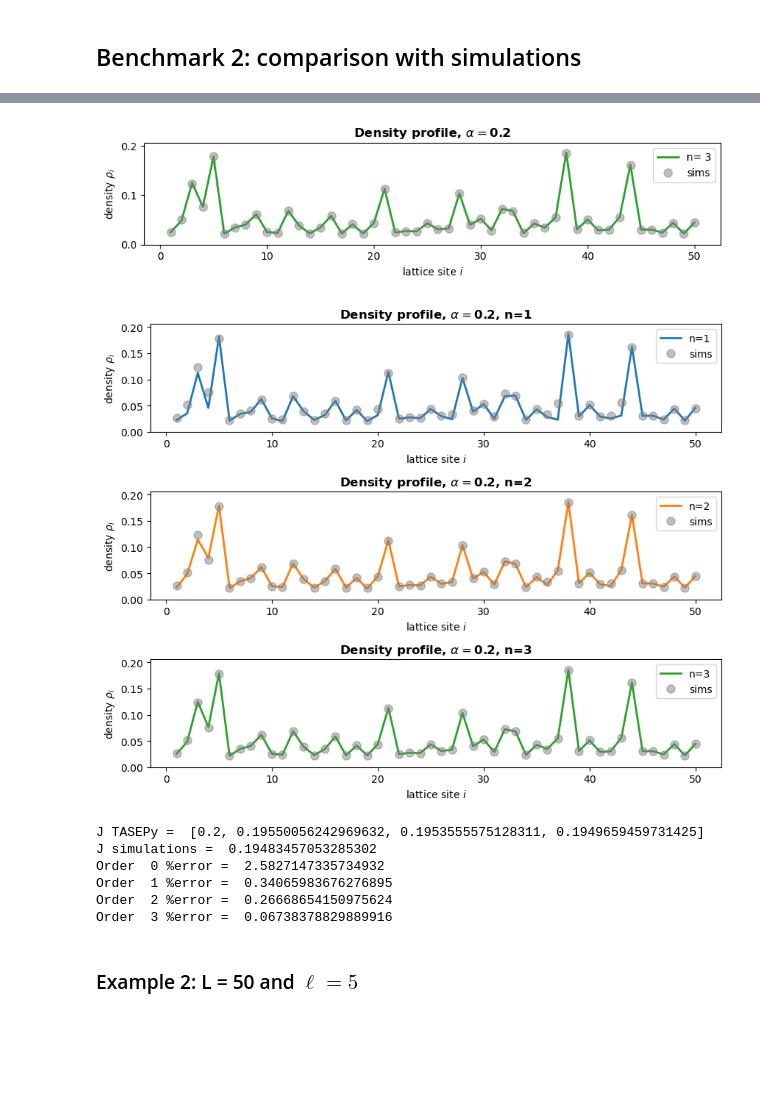
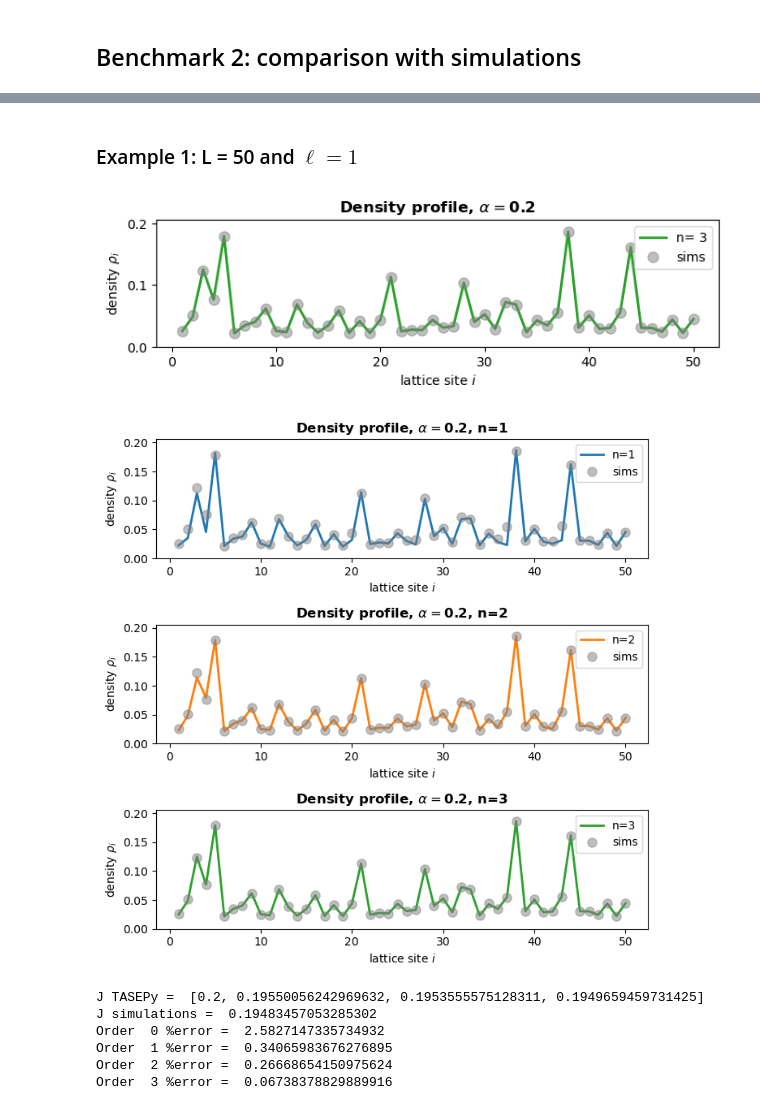
Before and after one commit to ExclusionProcess-tools/TASEPy, a Jupyter notebook: benchmarks_TASEPy.ipynb, the cells around one changed output, grey strips where cells are left out. Saved outputs shown, nothing was run; the diff lists cells and outputs as text; code cells hidden in the pictures; blank space fills up the shorter version.

```diff
--- a/benchmarks_TASEPy.ipynb
+++ b/benchmarks_TASEPy.ipynb
@@ -336,3 +335,5 @@ These results were compared to the ones obtained by TASEPy up to $K=3$ for $\ell
+# %% [markdown]
+### Example 1: L = 50 and $\ell = 1$
 # %%
 # imports hopping rates (example L=50 and ll=1)
 
@@ -380,37 +381,37 @@ profile_TASEPy = local_density(rhocoeff, alpha)
 # %%
 import matplotlib.pyplot as plt
 import matplotlib.ticker as ticker
 
 maxrho = max([max(x) for x in profile_TASEPy]) # maximum density need to set the y-axis range
 
-plt.figure(figsize=(8.7,2.33))
+plt.figure(figsize=(7,7/3))
 
 sites = [x + 1 for x in range(len(profile_TASEPy[0]))]
 
 plt.plot(sites, profile_TASEPy[-1], linewidth=2, label='n= 3' , color='tab:green', linestyle='-')
 plt.plot(sites, profile_simulations, 'o', label='sims' , color='gray', ms = 8, alpha=0.5)
 
 plt.ylim(0,1.1*maxrho)
 
 plt.xlabel(r'lattice site $i$', fontsize=10)
 plt.ylabel(r'density $\rho_i$', fontsize=10)
 
 # Set the title
 plt.title(r'Density profile, $\alpha = $' +
-             str(alpha), fontsize=12, fontweight='bold')
+             str(alpha), fontsize=12)
 
 plt.legend(loc='upper right')
 plt.tight_layout()
 plt.show()
 # %% [output]
-[figure, old version]
+[figure, new version]
 # %%
 n_values = [1, 2, 3]
 
 maxrho = max([max(x) for x in profile_TASEPy]) # maximum density need to set the y-axis range
 
 # Create a figure with three subplots, arranged in 1 row and 3 columns
-fig, axs = plt.subplots(3, 1, figsize=(8.7, 2.33*3), sharex=False, sharey=True)
+fig, axs = plt.subplots(3, 1, figsize=(7,7), sharex=False, sharey=True)
 
 sites = [x + 1 for x in range(len(profile_TASEPy[0]))]
 
@@ -433,7 +434,7 @@ plt.tight_layout()
 
 plt.show()
 # %% [output]
-[figure, old version]
+[figure, new version]
 # %%
 J_TASEPy = current(Jcoeff, alpha)
 
@@ -449,5 +450,3 @@ Order  0 %error =  2.5827147335734932
 Order  1 %error =  0.34065983676276895
 Order  2 %error =  0.26668654150975624
 Order  3 %error =  0.06738378829889916
-# %% [markdown]
-### Example 2: L = 50 and $\ell = 5$
```
Also changed, not shown: parts of 21 cells of this notebook.
